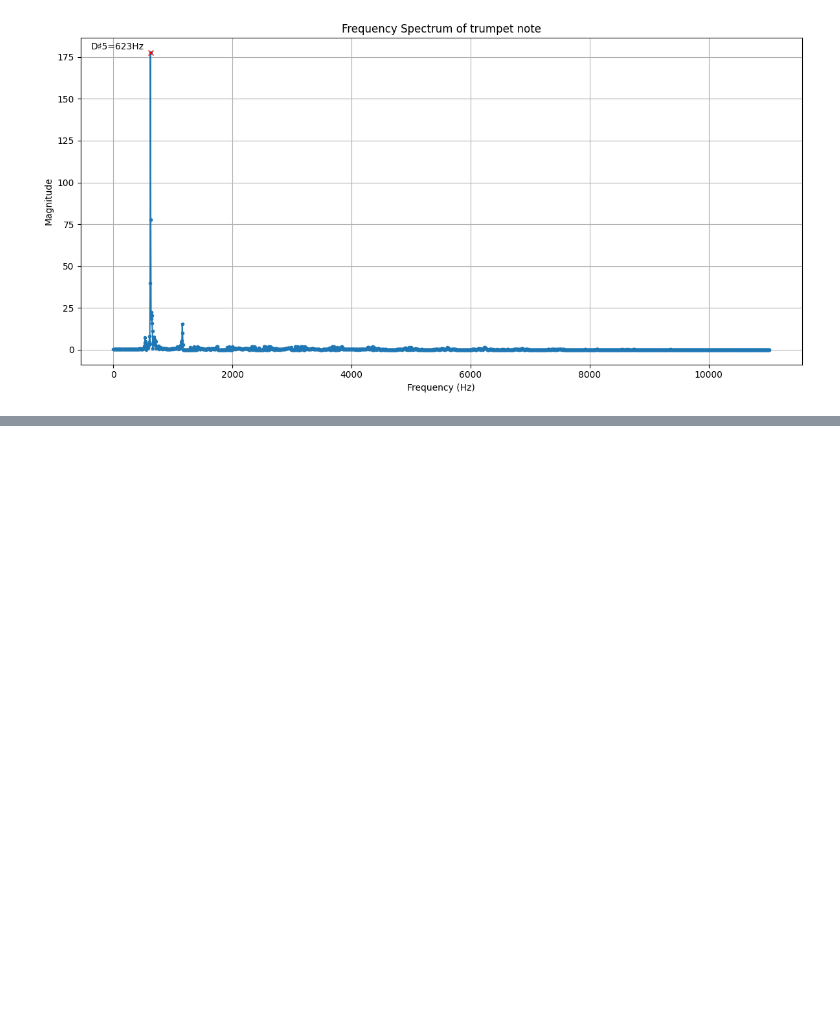
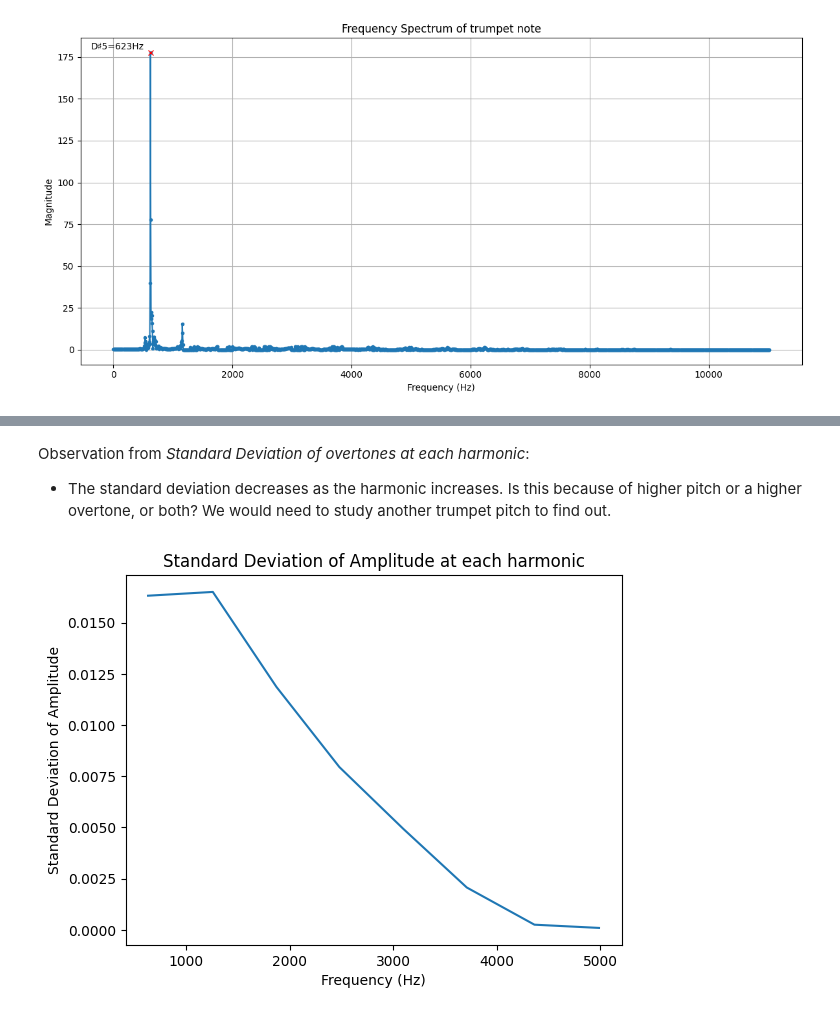
Before and after one commit to mschmidlin1/harmonic-series-analysis, a Jupyter notebook: 4.0 trumpet sound composition.ipynb, the cells around one changed output, grey strips where cells are left out. Drawn from its saved outputs; the diff is of its cells as text; code cells hidden in the pictures; blank space fills up the shorter version.

```diff
--- a/4.0 trumpet sound composition.ipynb
+++ b/4.0 trumpet sound composition.ipynb
@@ -673,0 +604,18 @@ fig, ax = plot_frequency_spectrum(filtered_test, 16000)
+# %% [markdown]
+Observation from *Standard Deviation of overtones at each harmonic*:
+- The standard deviation decreases as the harmonic increases. Is this because of higher pitch or a higher overtone, or both? We would need to study another trumpet pitch to find out.
+# %%
+amplitude_means = []
+amplitude_stdevs = []
+amplitude_counts = []
+for group in grouped_amplitudes:
+    amplitude_means.append(np.mean(group))
+    amplitude_stdevs.append(np.std(group))
+    amplitude_counts.append(len(group))
+plt.plot(freq_means,amplitude_stdevs)
+plt.xlabel("Frequency (Hz)")
+plt.ylabel("Standard Deviation of Amplitude")
+plt.title("Standard Deviation of Amplitude at each harmonic")
+plt.show()
+# %% [output]
+[figure, added]
```
Also changed, not shown: parts of 97 cells of this notebook.
